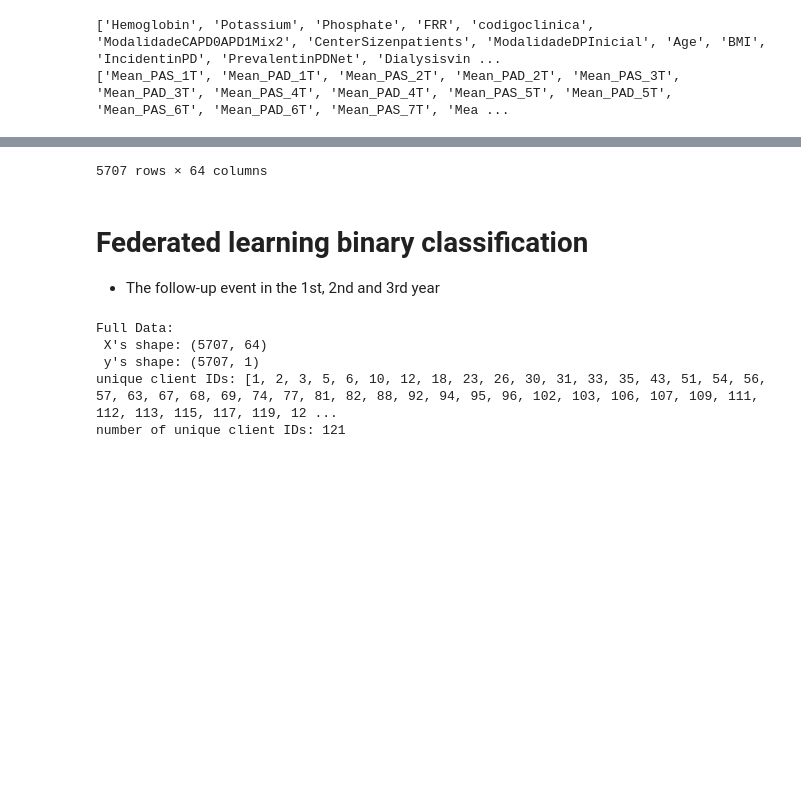
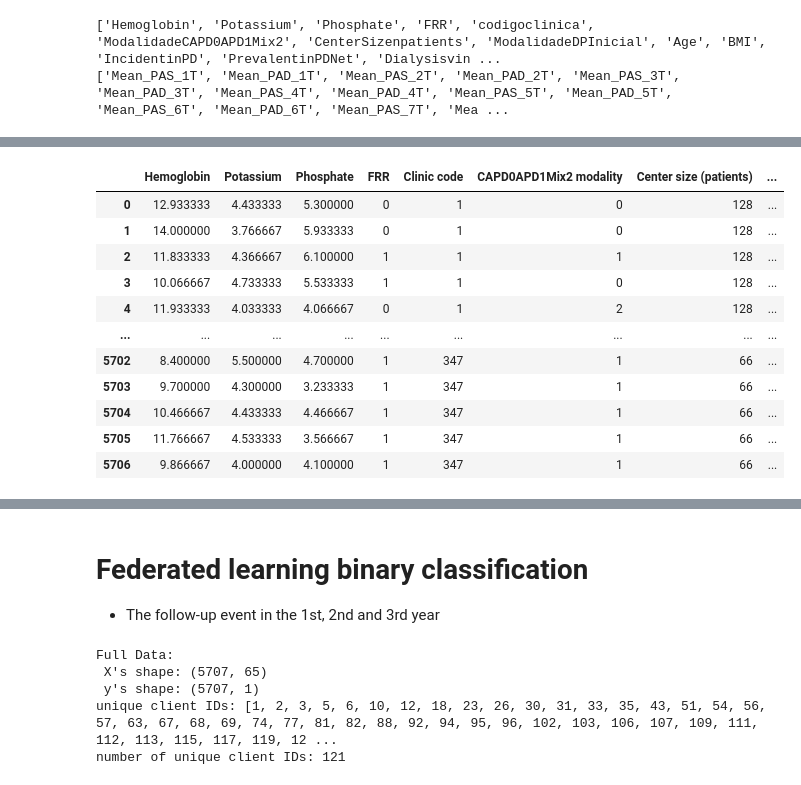
Before and after one commit to YitingZhang1997/MIDAS_Project_2020, a Jupyter notebook: Federated_Learning.ipynb, the cells around one changed output, grey strips where cells are left out. Saved outputs shown, nothing was run; the diff lists cells and outputs as text; code cells hidden in the pictures; blank space fills up the shorter version.

```diff
--- a/Federated_Learning.ipynb
+++ b/Federated_Learning.ipynb
@@ -126,17 +175,18 @@ for i in range(len(adjlist)):
 unique_cols = ['Hemoglobin', 'Potassium', 'Phosphate',\
                  'FRR', 'codigoclinica', 'ModalidadeCAPD0APD1Mix2',\
                 'CenterSizenpatients', 'ModalidadeDPInicial', 'Age',\
-                'BMI', 'IncidentinPD', 'PrevalentinPDNet', \
+                'BMI','IncidentinPD', 'PrevalentinPDNet', \
                 'DialysisvintageprePDNet', 'totaldialysisvintage',\
-                'Educationlevel', 'Primaryrenaldisease', 'PreviousHD',\
+                'Primary renal disease (Diabetes)','Primary renal disease (Hypertension)',\
+                'Primary renal disease (CGN (including LES))', 'Primary renal disease (Unknown)',\
+                'Primary renal disease (Others)', 'PreviousHD',\
                 'Previoustx', 'DaviesScore', 'Peripheralarterydisease',\
                 'DM', 'CAD', 'LVH', 'LES', 'HF', 'Cancer', 'Stroke',\
-                'Hypertension', 'HIV', 'HCV', 'HBC', 'Gender', 'Race',\
+                'Hypertension', 'HIV', 'HCV', 'HBC', 'Gender',\
                 'Familyincome', 'Distancefromcenter', 'predialysiscare',\
-                'timeofpredialysiscare', 'Agedic65', 'Racedicwhite', 'Educationdic4y',\
-                'Daviesdic', 'Incomesdic', 'Region', 'Centerexperiencepatientyear',\
-                'Regionsdic', 'cidade', 'BMI_Cat',\
-                'BMI_dic']
+                'timeofpredialysiscare', 'Racedicwhite', 'Educationdic4y',\
+                'Region', 'Centerexperiencepatientyear',\
+                'Regionsdic', 'cidade']
 
 print(unique_cols)
 print(timeseries_cols)
@@ -292,15 +387,44 @@ baseline = df[unique_cols].copy()
 
 numofpatient = baseline.shape[0]
 
+# labelnames = ['Ureia', 'Creatinine', 'TGP', 'Potassium', 'Calcium', 'Phosphate', 'Glucose',
+#               'Hemoglobin', 'Hematocrit','Volume_Total', 'N_AH_', 'Systolic', 'Diastolic',
+#              'PAS', 'PAD', 'Uso_de_anti_hipert', 'inibidor']
+
+# remove Volume_Total and N_AH_
 labelnames = ['Ureia', 'Creatinine', 'TGP', 'Potassium', 'Calcium', 'Phosphate', 'Glucose',
               'Hemoglobin', 'Hematocrit', 'Systolic', 'Diastolic',
-             'PAS', 'PAD', 'Uso_de_anti_hipert', 'inibidor']
+             'PAS', 'PAD', 'Use antihypertensive drug', 'ACE-inhibitor', 'ATI blocker', 'beta-blocker',
+              'calcium antagonist', 'diuretic']
 
 dfs = [df[unique_cols], df[unique_cols], df[unique_cols]]
 maxmonths = [6, 18, 30]
 
 
 for year in range(3):
+    dfs[year] = dfs[year].rename(columns={"codigoclinica": "Clinic code",\
+                                                  "ModalidadeCAPD0APD1Mix2": "CAPD0APD1Mix2 modality",\
+                                                  "CenterSizenpatients": "Center size (patients)",\
+                                                  "ModalidadeDPInicial": "Initial modality of PD",\
+                                                  "IncidentinPD": "Incident in PD",\
+                                                  "PrevalentinPDNet": "Prevalent in PD Net",\
+                                                  "DialysisvintageprePDNet": "Dialysis vintage pre PD Net",\
+                                                  "totaldialysisvintage": "Total dialysis vintage",\
+                                                  "Primaryrenaldisease": "Primary renal disease",\
+                                                  "PreviousHD": "Previous HD",\
+                                                  "Previoustx": "Previous tx",\
+                                                  "DaviesScore": "Davies Score",\
+                                                  "Peripheralarterydisease": "Peripheral artery disease",\
+                                                  "Familyincome": "Family income",\
+                                                  "Distancefromcenter": "Distance from center",\
+                                                  "predialysiscare": "Predialysis care",\
+                                                  "timeofpredialysiscare": "Time of predialysis care",\
+                                                  "Racedicwhite": "Race is white",\
+                                                  "Educationdic4y": "Education more than 4 years",\
+                                                  "Centerexperiencepatientyear": "Center experience (patient-year)",\
+                                                  "cidade": "City"})
+
+
     for labelname in labelnames:
         for patient_idx in range(numofpatient):
             # compute the max index of month including nonzero data
@@ -318,33 +442,46 @@ for year in range(3):
             if maxmonth >= maxmonths[year]-3:
                 for i in range(maxmonth-2, maxmonth+1):
                     name = labelname + str(i)
                     mean_months = mean_months + df.at[patient_idx, name]
                 mean_months = mean_months/3
             elif maxmonth == maxmonths[year]-4:
                 for i in range(maxmonth-1, maxmonth+1):
                     name = labelname + str(i)
                     mean_months = mean_months + df.at[patient_idx, name]
                 mean_months = mean_months/2
             elif maxmonth == maxmonths[year]-5:
                 name = labelname + str(maxmonth)
                 mean_months = df.at[patient_idx, name]
             else:
                 mean_months = 0
             yearname = str(year+1)+'Y'
-            name = labelname + '_mean_months_' + yearname
+            name = labelname + ' mean months ' + yearname
             dfs[year].loc[patient_idx, name] = mean_months
 
 
 extra_1y = ['Mean_PAS_1T', 'Mean_PAD_1T']
 extra_2y = ['Mean_PAS_3T', 'Mean_PAD_3T']
 extra_3y = ['Mean_PAS_5T', 'Mean_PAD_5T']
 extras = [extra_1y, extra_2y, extra_3y]
 
 for year in range(3):
     for index in extras[year]:
-            dfs[year].loc[:,index] = df[index]
+            new_name = index[0:4] + ' ' + index[5:8] + ' ' + index[9:]
+            dfs[year].loc[:,new_name] = df[index]
     dfs[year] = dfs[year].fillna(0)
-    dfs[year].drop(columns = ['totaldialysisvintage'] , inplace=True)
+    dfs[year].drop(columns = ['Total dialysis vintage'] , inplace=True)
 
 display(dfs[1])
 # %% [output]
+|  | Hemoglobin | Potassium | Phosphate | FRR | Clinic code | CAPD0APD1Mix2 modality | Center size (patients) | ... |
+| 0 | 12.933333 | 4.433333 | 5.300000 | 0 | 1 | 0 | 128 | ... |
+| 1 | 14.000000 | 3.766667 | 5.933333 | 0 | 1 | 0 | 128 | ... |
+| 2 | 11.833333 | 4.366667 | 6.100000 | 1 | 1 | 1 | 128 | ... |
+| 3 | 10.066667 | 4.733333 | 5.533333 | 1 | 1 | 0 | 128 | ... |
+| 4 | 11.933333 | 4.033333 | 4.066667 | 0 | 1 | 2 | 128 | ... |
+| ... | ... | ... | ... | ... | ... | ... | ... | ... |
+| 5702 | 8.400000 | 5.500000 | 4.700000 | 1 | 347 | 1 | 66 | ... |
+| 5703 | 9.700000 | 4.300000 | 3.233333 | 1 | 347 | 1 | 66 | ... |
+| 5704 | 10.466667 | 4.433333 | 4.466667 | 1 | 347 | 1 | 66 | ... |
+| 5705 | 11.766667 | 4.533333 | 3.566667 | 1 | 347 | 1 | 66 | ... |
+| 5706 | 9.866667 | 4.000000 | 4.100000 | 1 | 347 | 1 | 66 | ... |
@@ -378,4 +489,3 @@ See the caveats in the documentation: https://pandas.pydata.org/pandas-docs/stab
-5707 rows × 64 columns
 # %% [markdown]
 # Federated learning binary classification
 
@@ -452,7 +562,7 @@ else:
 print(f"Full Data: \n X's shape: {X_full.shape} \n y's shape: {y_full.shape}")
 
 plt.figure()
-client_ids = X_full['codigoclinica']
+client_ids = X_full['Clinic code']
 client_ids.plot.hist()
 
 unique_client_ids = set(client_ids)
@@ -463,7 +573,7 @@ print('unique client IDs:', unique_client_ids)
 print('number of unique client IDs:', num_unique_client_ids)
 # %% [output]
 Full Data:
- X's shape: (5707, 64)
+ X's shape: (5707, 65)
  y's shape: (5707, 1)
 unique client IDs: [1, 2, 3, 5, 6, 10, 12, 18, 23, 26, 30, 31, 33, 35, 43, 51, 54, 56, 57, 63, 67, 68, 69, 74, 77, 81, 82, 88, 92, 94, 95, 96, 102, 103, 106, 107, 109, 111, 112, 113, 115, 117, 119, 12 ...
 number of unique client IDs: 121
```
Also changed, not shown: parts of 26 cells of this notebook.
